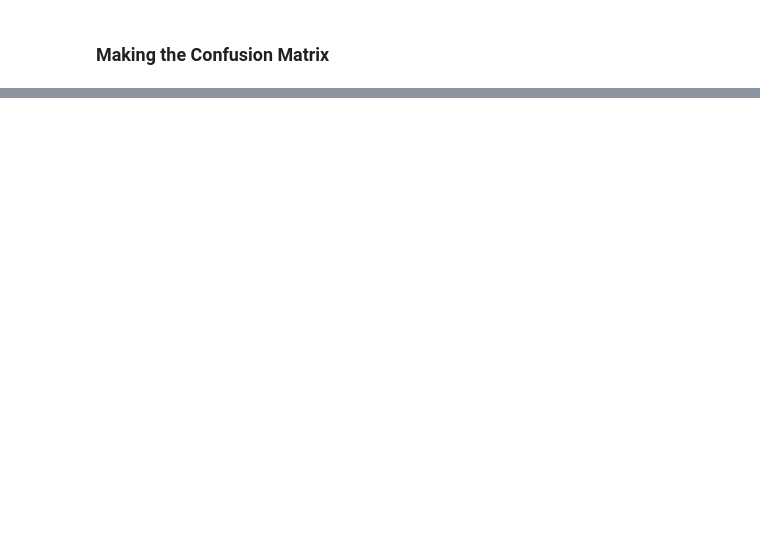
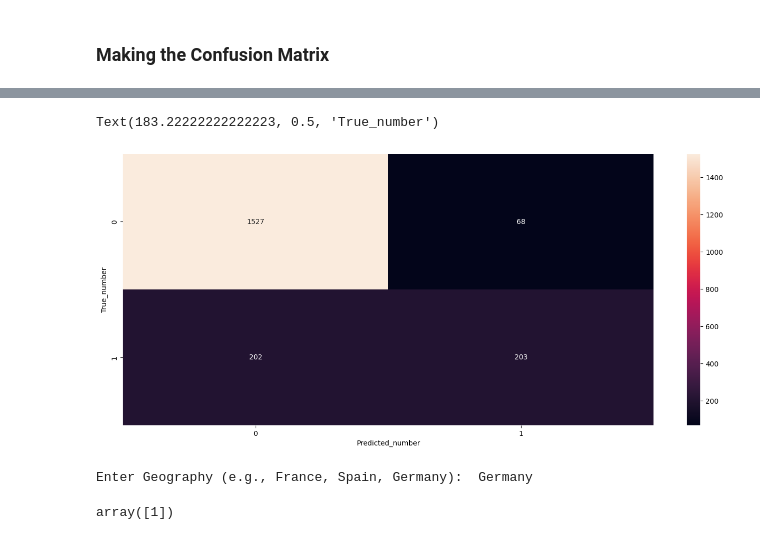
Before and after one commit to gnaneshwari1802/NareshDataScienceTasksAndProjects, a Jupyter notebook: 21. Artificial Neural Networks/artificial_neural_network Churn_Modelling.ipynb, the cells around one changed output, grey strips where cells are left out. Cells and saved outputs as stored; diff of their text form; code cells hidden in the pictures; blank space fills up the shorter version.

```diff
--- a/21. Artificial Neural Networks/artificial_neural_network Churn_Modelling.ipynb
+++ b/21. Artificial Neural Networks/artificial_neural_network Churn_Modelling.ipynb
@@ -305,0 +546,19 @@ score
+# %%
+from sklearn.metrics import accuracy_score, precision_score, recall_score, f1_score, confusion_matrix, roc_auc_score
+
+# Predicting the Test set results
+y_pred = ann.predict(X_test)
+y_pred = (y_pred > 0.5)
+
+# Evaluating the model
+print("Accuracy:", accuracy_score(y_test, y_pred))
+print("Precision:", precision_score(y_test, y_pred))
+print("Recall:", recall_score(y_test, y_pred))
+print("F1 Score:", f1_score(y_test, y_pred))
+
+# Confusion Matrix
+print("Confusion Matrix:")
+print(confusion_matrix(y_test, y_pred))
+
+# ROC AUC Score
+print("ROC AUC Score:", roc_auc_score(y_test, y_pred))
@@ -305,0 +575,18 @@ score
+# %%
+conf_mat = tf.math.confusion_matrix(labels=y_test,predictions=y_pred)
+plt.figure(figsize = (17,7))
+sn.heatmap(conf_mat, annot=True,fmt='d')
+plt.xlabel('Predicted_number')
+plt.ylabel('True_number')
+# %% [output]
+Text(183.22222222222223, 0.5, 'True_number')
+[figure, added]
+# %%
+geography = input("Enter Geography (e.g., France, Spain, Germany): ")
+geography_encoded = label_encoder_geography.transform([geography])
+# %% [output]
+Enter Geography (e.g., France, Spain, Germany):  Germany
+# %%
+geography_encoded
+# %% [output]
+array([1])
```
Also changed, not shown: parts of 45 cells of this notebook.
